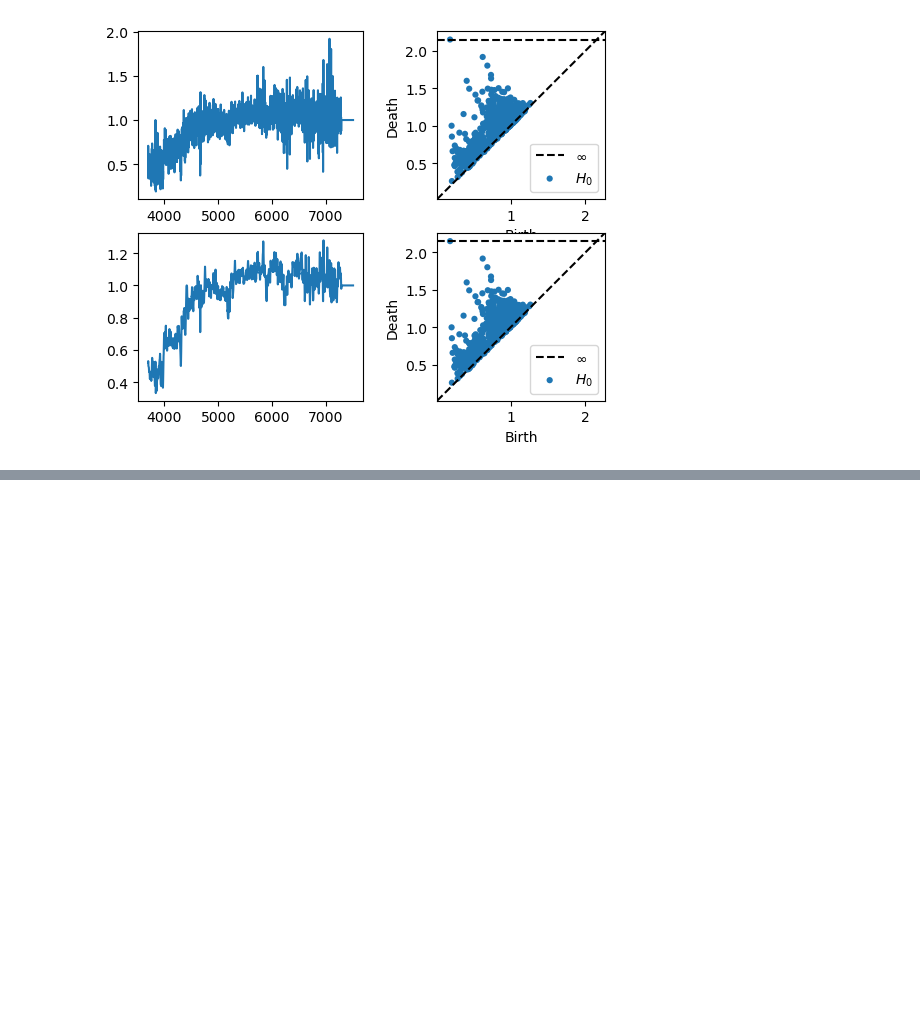
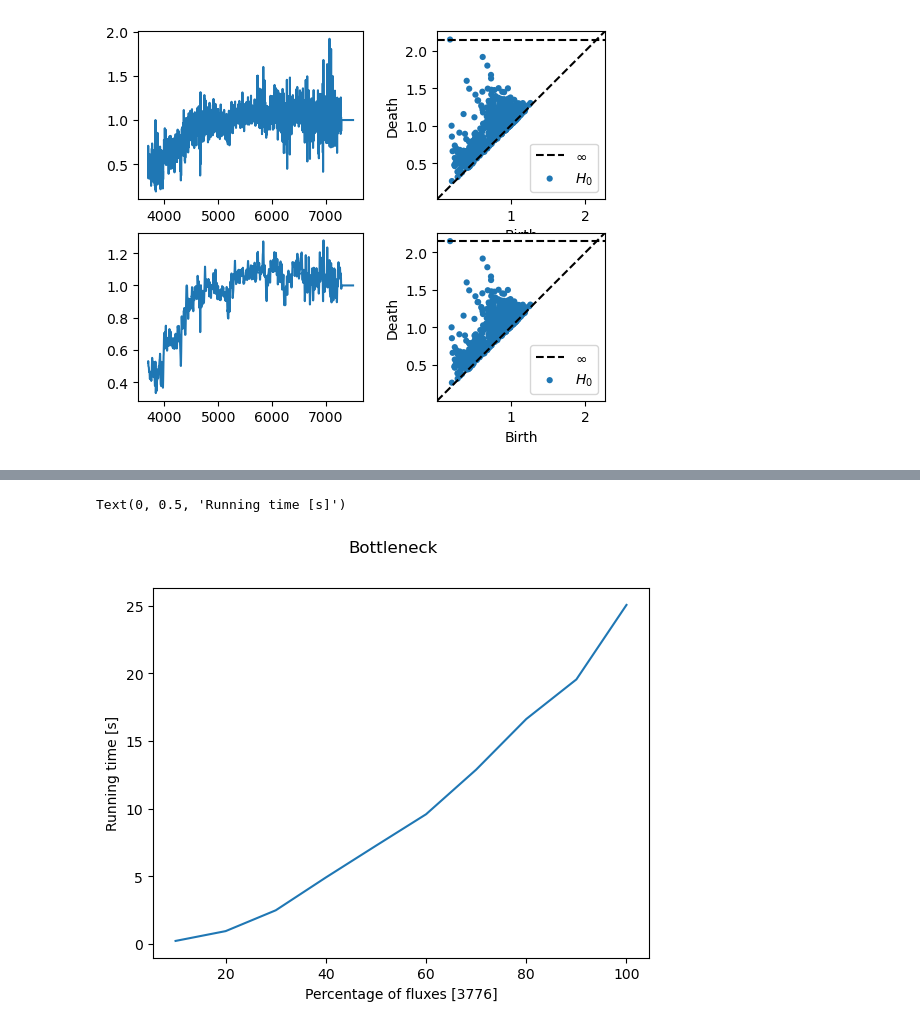
Before and after one commit to cosmic-hi-5/astropology, a Jupyter notebook: explore/spectra.ipynb, the cells around one changed output, grey strips where cells are left out. Cells and saved outputs as stored; diff of their text form; code cells hidden in the pictures; blank space fills up the shorter version.

```diff
--- a/explore/spectra.ipynb
+++ b/explore/spectra.ipynb
@@ -111,0 +121,8 @@ tata.data.nbytes
+# %%
+plt.plot(percentages, b_time)
+plt.suptitle("Bottleneck")
+plt.xlabel(f"Percentage of fluxes [{spectra.shape[1]}]")
+plt.ylabel("Running time [s]")
+# %% [output]
+Text(0, 0.5, 'Running time [s]')
+[figure, added]
```
Also changed, not shown: parts of 12 cells of this notebook.
